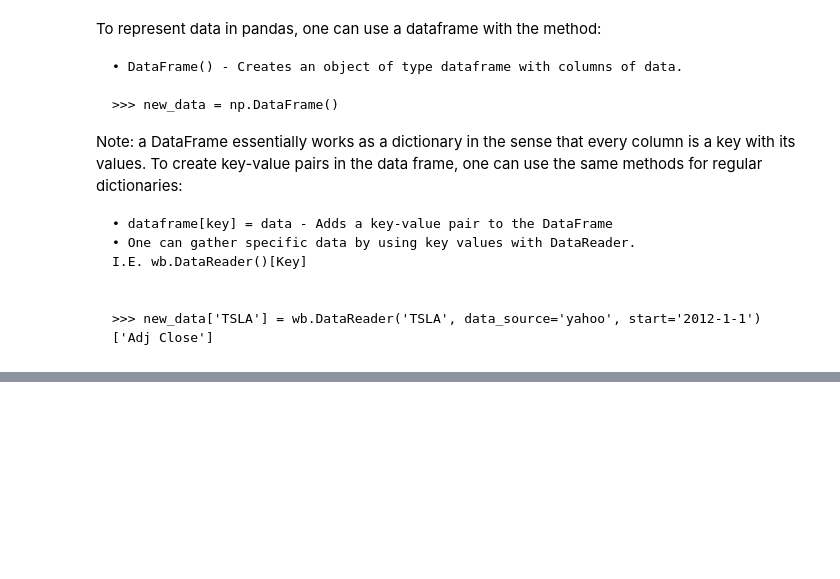
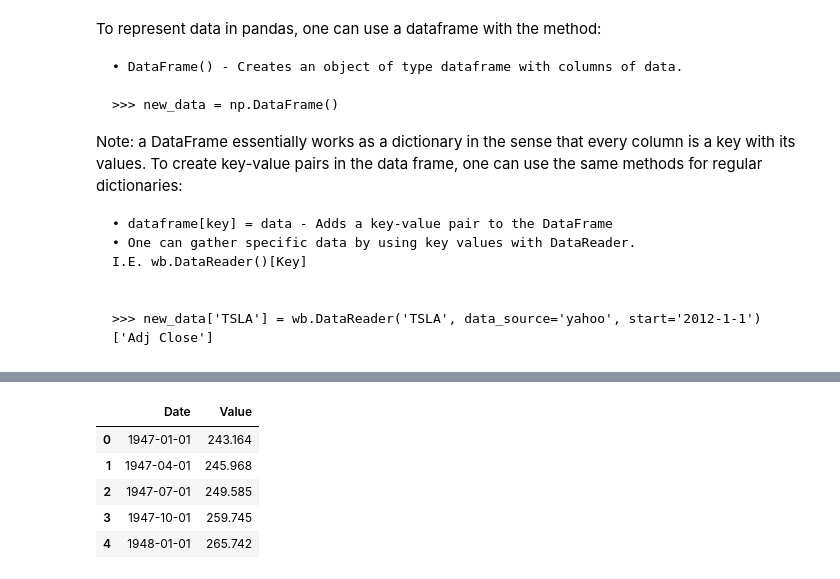
Before and after one commit to AlenVS02/python_for_finance, a Jupyter notebook: exercises.ipynb, the cells around one changed output, grey strips where cells are left out. Saved outputs shown, nothing was run; the diff lists cells and outputs as text; code cells hidden in the pictures; blank space fills up the shorter version.

```diff
--- a/exercises.ipynb
+++ b/exercises.ipynb
@@ -210,0 +275,12 @@ new_data.tail(20)
+# %%
+data_02.to_excel(r'C:\Users\infin\OneDrive\Documentos\Python for Finance\my_data01.xlsx', index=False)
+data_03 = pd.read_excel(r'C:\Users\infin\OneDrive\Documentos\Python for Finance\my_data01.xlsx')
+# %%
+data_03.head(5)
+# %% [output]
+|  | Date | Value |
+| 0 | 1947-01-01 | 243.164 |
+| 1 | 1947-04-01 | 245.968 |
+| 2 | 1947-07-01 | 249.585 |
+| 3 | 1947-10-01 | 259.745 |
+| 4 | 1948-01-01 | 265.742 |
```
Also changed, not shown: parts of 16 cells of this notebook, 4 other files.
